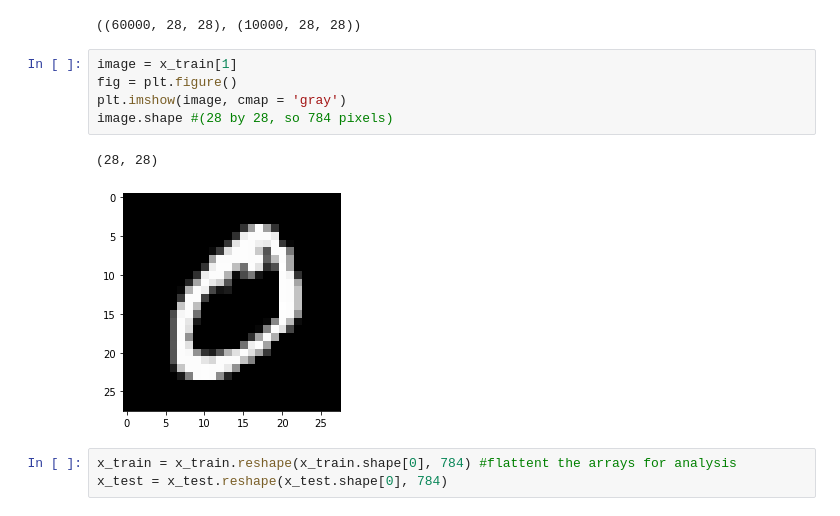
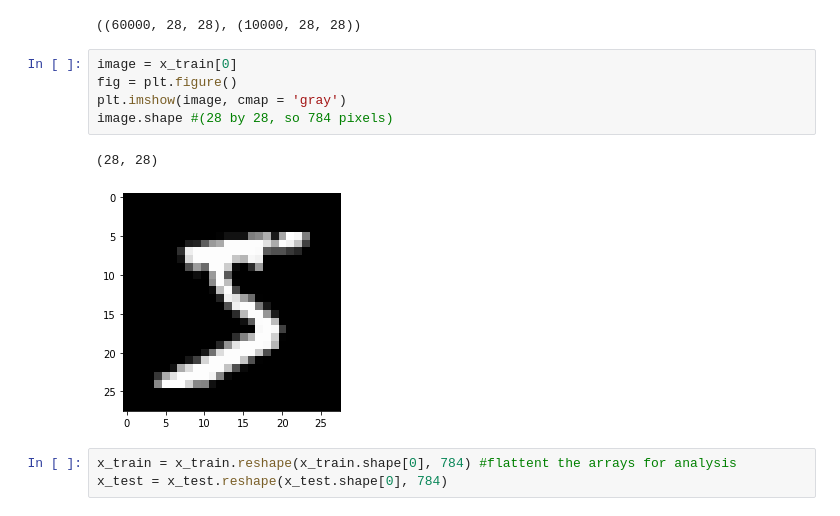
Before and after one commit to Shuaf98/y-data, a Jupyter notebook: ydata_supervised_learning/lecture2_NaiveBayes/NB_exercise_Shua.ipynb, the cells around one changed output. Cells and saved outputs as stored; diff of their text form.

```diff
--- a/ydata_supervised_learning/lecture2_NaiveBayes/NB_exercise_Shua.ipynb
+++ b/ydata_supervised_learning/lecture2_NaiveBayes/NB_exercise_Shua.ipynb
@@ -49,13 +49,13 @@ x_train.shape, x_test.shape
 # %% [output]
 ((60000, 28, 28), (10000, 28, 28))
 # %%
-image = x_train[1]
+image = x_train[0]
 fig = plt.figure()
 plt.imshow(image, cmap = 'gray')
 image.shape #(28 by 28, so 784 pixels)
 # %% [output]
 (28, 28)
-[figure, old version]
+[figure, new version]
 # %%
 x_train = x_train.reshape(x_train.shape[0], 784) #flattent the arrays for analysis
 x_test = x_test.reshape(x_test.shape[0], 784)
```
Also changed, not shown: parts of 20 cells of this notebook, 3 other files.
